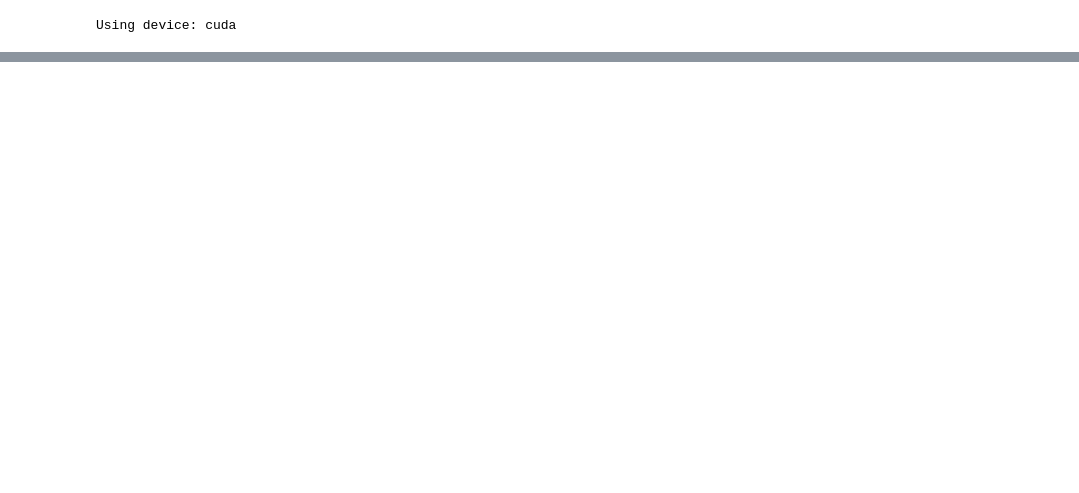
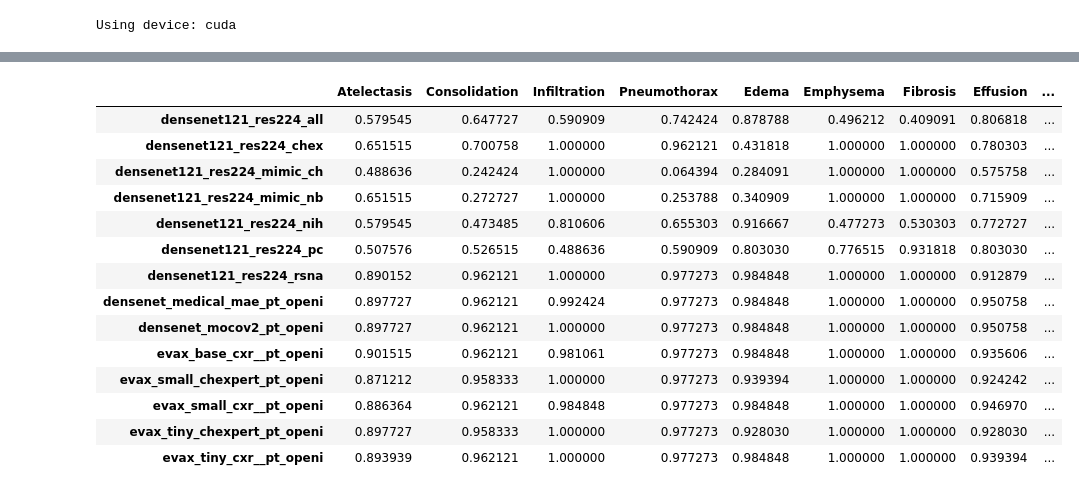
Before and after one commit to josh-strong/DySTANce, a Jupyter notebook: dev_notebooks/03_training_eval.ipynb, the cells around one changed output, grey strips where cells are left out. Cells and saved outputs as stored; diff of their text form; code cells hidden in the pictures; blank space fills up the shorter version.

```diff
--- a/dev_notebooks/03_training_eval.ipynb
+++ b/dev_notebooks/03_training_eval.ipynb
@@ -97,0 +115,8 @@ val_loader = DataLoader(
+# %%
+id_arr = []
+data_arr = []
+for i in val_loader.dataset.records:
+    id_arr.append(i['id'])
+    data_arr.append(i['gt'])
+# %%
+gt_df = pd.DataFrame(torch.stack(data_arr), columns=label_names, index=id_arr)
@@ -98,3 +139,44 @@ val_loader = DataLoader(
+# %%
+pred_dfs = []
+tool_metrics = {}
+for i,k in enumerate(val_loader.dataset.tool_preds):
+    tool_name = val_dataset.tool_names[i]
+    pred_df = pd.DataFrame(k).T.rename(columns={j: label_names[j] for j in range(len(label_names))}) > 0.5
+    tool_acc = (pred_df.loc[gt_df.index].values.flatten() == gt_df.values.flatten()).mean()
+
+    label_wise_acc = {}
+    for label_name in label_names:
+        label_wise_acc[label_name] = (pred_df.loc[gt_df.index, label_name].values == gt_df[label_name].values).mean()
+
+
+    tool_metrics[tool_name] = {
+        'pred_df': pred_df,
+        'tool_acc': tool_acc,
+        'label_wise_acc': label_wise_acc
+    }
+# %%
+data = []
+for tool_name in tool_metrics.keys():
+    data.append(tool_metrics[tool_name]['label_wise_acc'].values())
+label_wise_acc_df = pd.DataFrame(data, columns=label_names, index=tool_metrics.keys())
+# %%
+label_wise_acc_df
+# %% [output]
+|  | Atelectasis | Consolidation | Infiltration | Pneumothorax | Edema | Emphysema | Fibrosis | Effusion | ... |
+| densenet121_res224_all | 0.579545 | 0.647727 | 0.590909 | 0.742424 | 0.878788 | 0.496212 | 0.409091 | 0.806818 | ... |
+| densenet121_res224_chex | 0.651515 | 0.700758 | 1.000000 | 0.962121 | 0.431818 | 1.000000 | 1.000000 | 0.780303 | ... |
+| densenet121_res224_mimic_ch | 0.488636 | 0.242424 | 1.000000 | 0.064394 | 0.284091 | 1.000000 | 1.000000 | 0.575758 | ... |
+| densenet121_res224_mimic_nb | 0.651515 | 0.272727 | 1.000000 | 0.253788 | 0.340909 | 1.000000 | 1.000000 | 0.715909 | ... |
+| densenet121_res224_nih | 0.579545 | 0.473485 | 0.810606 | 0.655303 | 0.916667 | 0.477273 | 0.530303 | 0.772727 | ... |
+| densenet121_res224_pc | 0.507576 | 0.526515 | 0.488636 | 0.590909 | 0.803030 | 0.776515 | 0.931818 | 0.803030 | ... |
+| densenet121_res224_rsna | 0.890152 | 0.962121 | 1.000000 | 0.977273 | 0.984848 | 1.000000 | 1.000000 | 0.912879 | ... |
+| densenet_medical_mae_pt_openi | 0.897727 | 0.962121 | 0.992424 | 0.977273 | 0.984848 | 1.000000 | 1.000000 | 0.950758 | ... |
+| densenet_mocov2_pt_openi | 0.897727 | 0.962121 | 1.000000 | 0.977273 | 0.984848 | 1.000000 | 1.000000 | 0.950758 | ... |
+| evax_base_cxr__pt_openi | 0.901515 | 0.962121 | 0.981061 | 0.977273 | 0.984848 | 1.000000 | 1.000000 | 0.935606 | ... |
+| evax_small_chexpert_pt_openi | 0.871212 | 0.958333 | 1.000000 | 0.977273 | 0.939394 | 1.000000 | 1.000000 | 0.924242 | ... |
+| evax_small_cxr__pt_openi | 0.886364 | 0.962121 | 0.984848 | 0.977273 | 0.984848 | 1.000000 | 1.000000 | 0.946970 | ... |
+| evax_tiny_chexpert_pt_openi | 0.897727 | 0.958333 | 1.000000 | 0.977273 | 0.928030 | 1.000000 | 1.000000 | 0.928030 | ... |
+| evax_tiny_cxr__pt_openi | 0.893939 | 0.962121 | 1.000000 | 0.977273 | 0.984848 | 1.000000 | 1.000000 | 0.939394 | ... |
 # %%
 model = imports.DySTANceRouter(
     num_tasks=num_tasks,
```
Also changed, not shown: parts of 19 cells of this notebook, 5 other files.
